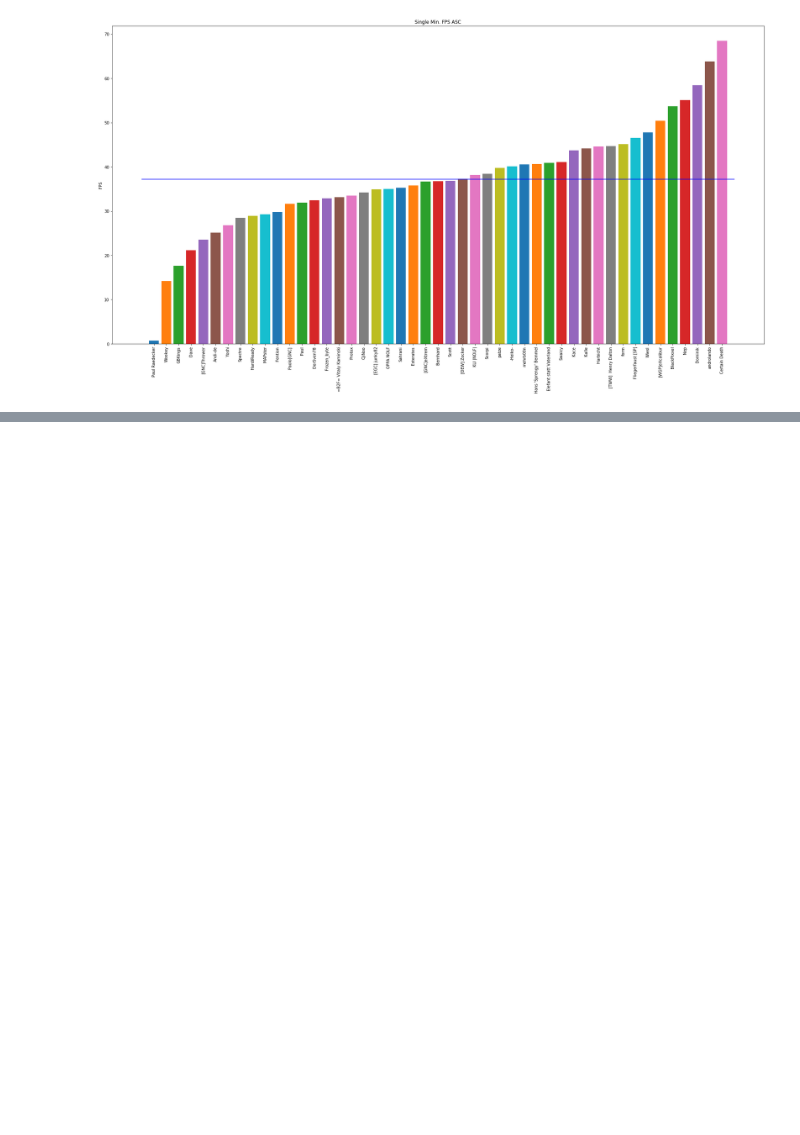
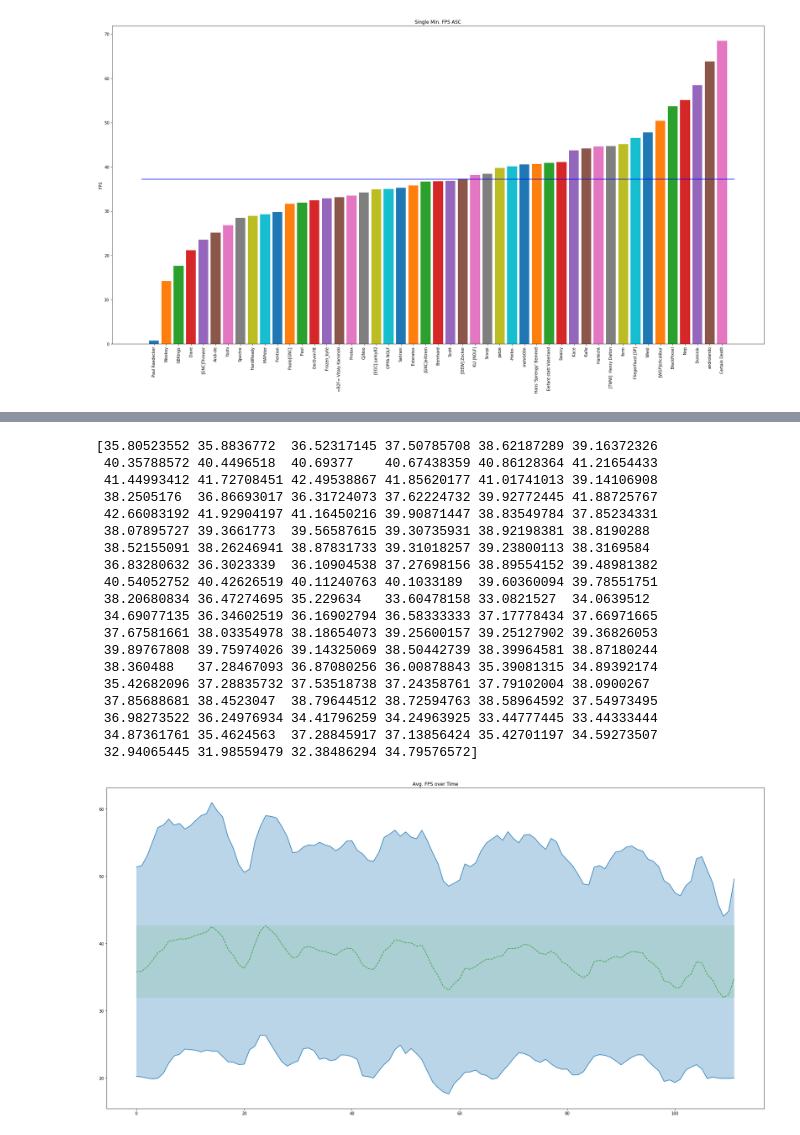
Before and after one commit to pmayd/OPT, a Jupyter notebook: print_fps/main.ipynb, the cells around one changed output, grey strips where cells are left out. Drawn from its saved outputs; the diff is of its cells as text; code cells hidden in the pictures; blank space fills up the shorter version.

```diff
--- a/print_fps/main.ipynb
+++ b/print_fps/main.ipynb
@@ -87,0 +142,52 @@ plt.savefig(os.path.join(os.curdir, r'output\all_min_fps.png'))
+# %%
+# plot data
+from scipy import signal
+col = 1
+
+max_nr_fps = np.max([len(x[col]) for x in player_fps.values()])
+M = np.empty((len(player_fps), max_nr_fps))
+M[:] = np.nan
+for i, kv in enumerate(player_fps.items()):
+    name, data = kv
+    x = data[col]
+    M[i, 0:len(x)] = x
+
+# all avg fps over time
+degree = 3
+window_length = 9
+fig = plt.figure(figsize=(30,15))
+y1 = signal.savgol_filter(np.nanmean(M, 0) - np.nanstd(M, 0), window_length, degree)
+y2 = signal.savgol_filter(np.nanmean(M, 0) + np.nanstd(M, 0), window_length, degree)
+y = signal.savgol_filter(np.nanmean(M, 0), window_length, degree)
+print(y)
+
+xx = range(max_nr_fps)
+plt.fill_between(x=xx, y1=y1, y2=y2, alpha=0.3)
+plt.plot(xx, y1, color="C0")
+plt.plot(xx, y2, color="C0")
+plt.plot(xx, y, "--", color="C2")
+plt.fill_between(xx, y1=np.repeat(np.min(y), max_nr_fps), y2=np.repeat(np.max(y), max_nr_fps), alpha=0.1, color="C2")
+#plt.legend(loc="right")
+plt.title("Avg. FPS over Time")
+plt.savefig(os.path.join(os.curdir, r'output\all_min_fps_over_time.png'))
+# %% [output]
+[35.80523552 35.8836772  36.52317145 37.50785708 38.62187289 39.16372326
+ 40.35788572 40.4496518  40.69377    40.67438359 40.86128364 41.21654433
+ 41.44993412 41.72708451 42.49538867 41.85620177 41.01741013 39.14106908
+ 38.2505176  36.86693017 36.31724073 37.62224732 39.92772445 41.88725767
+ 42.66083192 41.92904197 41.16450216 39.90871447 38.83549784 37.85234331
+ 38.07895727 39.3661773  39.56587615 39.30735931 38.92198381 38.8190288
+ 38.52155091 38.26246941 38.87831733 39.31018257 39.23800113 38.3169584
+ 36.83280632 36.3023339  36.10904538 37.27698156 38.89554152 39.48981382
+ 40.54052752 40.42626519 40.11240763 40.1033189  39.60360094 39.78551751
+ 38.20680834 36.47274695 35.229634   33.60478158 33.0821527  34.0639512
+ 34.69077135 36.34602519 36.16902794 36.58333333 37.17778434 37.66971665
+ 37.67581661 38.03354978 38.18654073 39.25600157 39.25127902 39.36826053
+ 39.89767808 39.75974026 39.14325069 38.50442739 38.39964581 38.87180244
+ 38.360488   37.28467093 36.87080256 36.00878843 35.39081315 34.89392174
+ 35.42682096 37.28835732 37.53518738 37.24358761 37.79102004 38.0900267
+ 37.85688681 38.4523047  38.79644512 38.72594763 38.58964592 37.54973495
+ 36.98273522 36.24976934 34.41796259 34.24963925 33.44777445 33.44333444
+ 34.87361761 35.4624563  37.28845917 37.13856424 35.42701197 34.59273507
+ 32.94065445 31.98559479 32.38486294 34.79576572]
+[figure, added]
```
Also changed, not shown: parts of 3 cells of this notebook, 2 other files.
